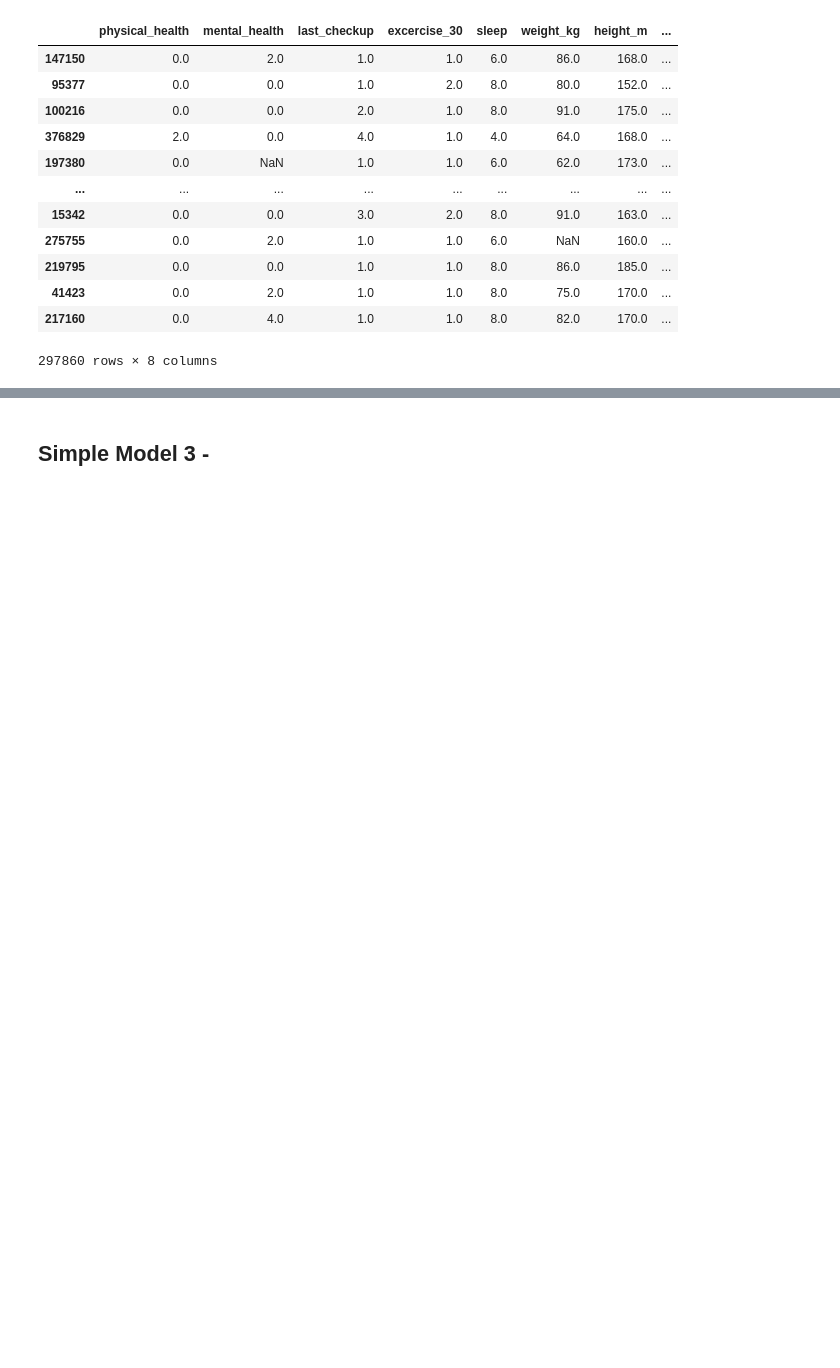
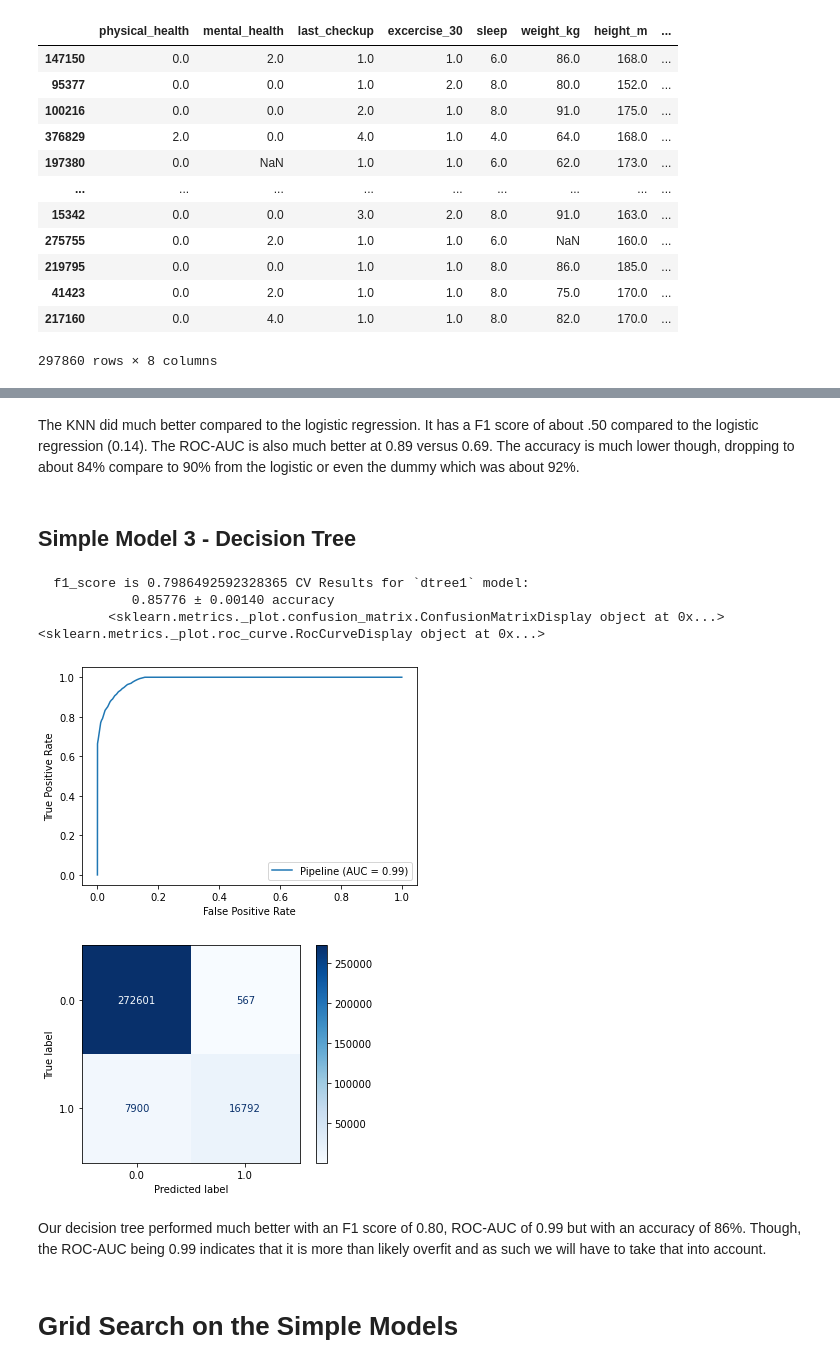
Before and after one commit to xiaohua-su/Heart_Disease, a Jupyter notebook: Heart_Disease_Modeling.ipynb, the cells around one changed output, grey strips where cells are left out. Cells and saved outputs as stored; diff of their text form; code cells hidden in the pictures; blank space fills up the shorter version.

Commit message:
simple models and some grid searches

```diff
--- a/Heart_Disease_Modeling.ipynb
+++ b/Heart_Disease_Modeling.ipynb
@@ -273,2 +283,23 @@ knn1_info.print_summary()
+# %% [markdown]
+The KNN did much better compared to the logistic regression. It has a F1 score of about .50 compared to the logistic regression (0.14). The ROC-AUC is also much better at 0.89 versus 0.69. The accuracy is much lower though, dropping to about 84% compare to 90% from the logistic or even the dummy which was about 92%.
 # %% [markdown]
-## Simple Model 3 -
+## Simple Model 3 - Decision Tree
+# %%
+dtree1 = ImPipeline(steps=[
+    ('ct', ct_continous),
+    ('sm', SMOTE(sampling_strategy=0.25, random_state=1)),
+    ('dtree', DecisionTreeClassifier(random_state=42) )
+]).fit(X_simple, y_simple)
+# %%
+dtree1_info = ModelWithCV(dtree1, 'dtree1', X_simple, y_simple)
+dtree1_info.print_summary()
+# %% [output]
+  f1_score is 0.7986492592328365 CV Results for `dtree1` model:
+            0.85776 ± 0.00140 accuracy
+         <sklearn.metrics._plot.confusion_matrix.ConfusionMatrixDisplay object at 0x...> <sklearn.metrics._plot.roc_curve.RocCurveDisplay object at 0x...>
+[figure, added]
+[figure, added]
+# %% [markdown]
+Our decision tree performed much better with an F1 score of 0.80, ROC-AUC of 0.99 but with an accuracy of 86%. Though, the ROC-AUC being 0.99 indicates that it is more than likely overfit and as such we will have to take that into account.
+# %% [markdown]
+# Grid Search on the Simple Models
```
Also changed, not shown: parts of 13 cells of this notebook.
